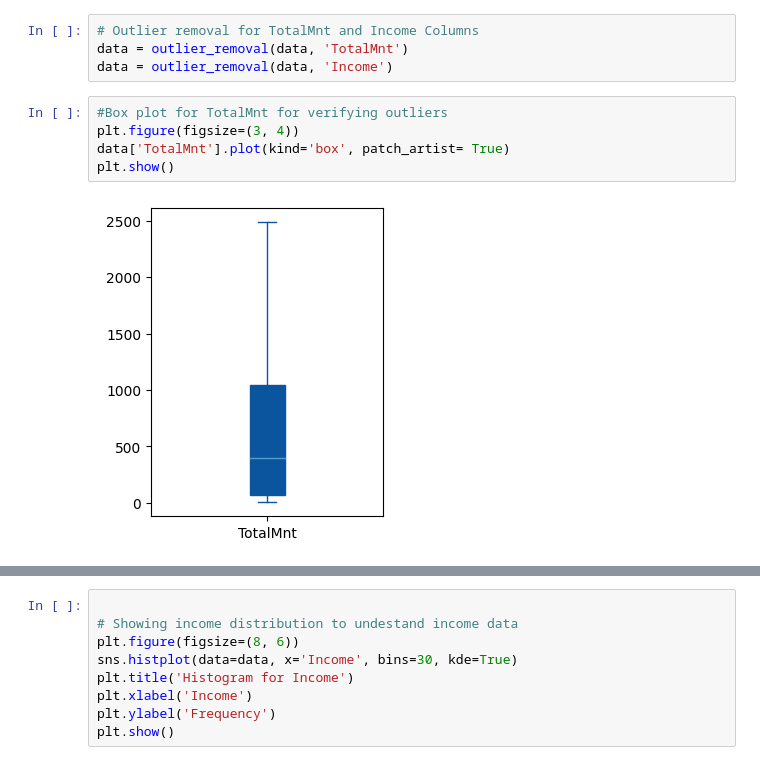
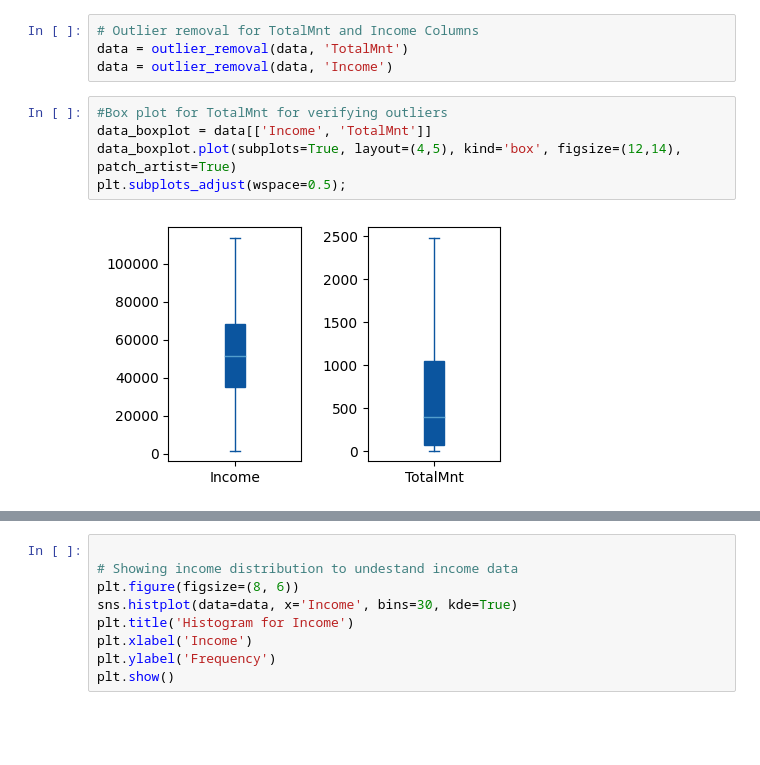
Before and after one commit to manojtechflow/Food-Supplier-Campaign-Market-Analytics, a Jupyter notebook: market_analytics.ipynb, the cells around one changed output, grey strips where cells are left out. Saved outputs shown, nothing was run; the diff lists cells and outputs as text; blank space fills up the shorter version.

```diff
--- a/market_analytics.ipynb
+++ b/market_analytics.ipynb
@@ -300,8 +300,8 @@ data = outlier_removal(data, 'TotalMnt')
 data = outlier_removal(data, 'Income')
 # %%
 #Box plot for TotalMnt for verifying outliers
-plt.figure(figsize=(3, 4))
-data['TotalMnt'].plot(kind='box', patch_artist= True)
-plt.show()
+data_boxplot = data[['Income', 'TotalMnt']]
+data_boxplot.plot(subplots=True, layout=(4,5), kind='box', figsize=(12,14), patch_artist=True)
+plt.subplots_adjust(wspace=0.5);
 # %% [output]
-[figure, old version]
+[figure, new version]
```
Also changed, not shown: parts of 1 cell of this notebook, 30 other files.
